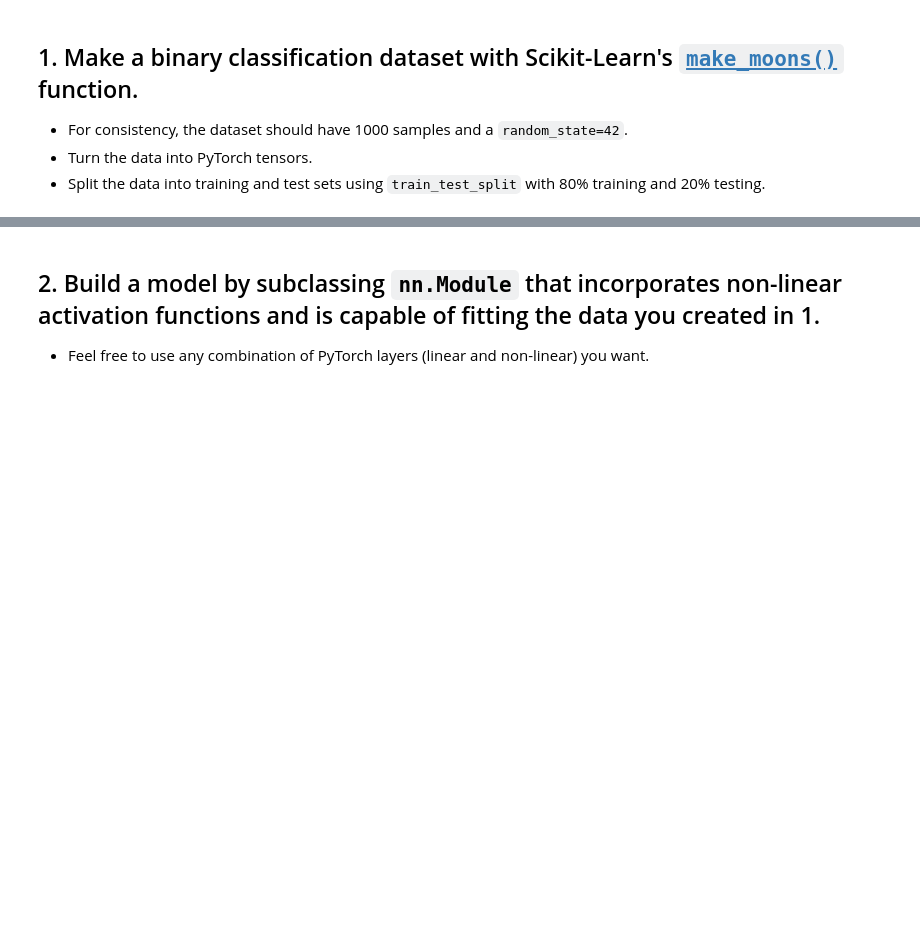
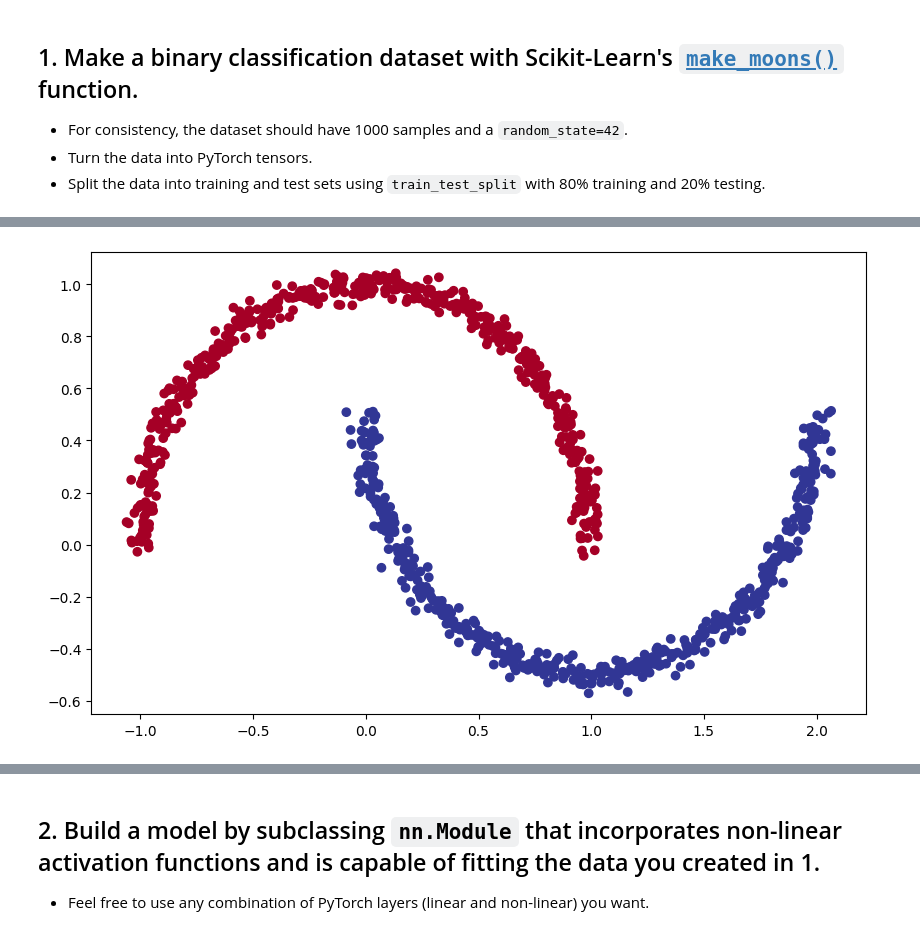
Before and after one commit to eric-sun92/pytorch_classification_excersices, a Jupyter notebook: 02_pytorch_classification_exercises.ipynb, the cells around one changed output, grey strips where cells are left out. Drawn from its saved outputs; the diff is of its cells as text; code cells hidden in the pictures; blank space fills up the shorter version.

```diff
--- a/02_pytorch_classification_exercises.ipynb
+++ b/02_pytorch_classification_exercises.ipynb
@@ -31,3 +31,7 @@ RANDOM_SEED = 42
 # %%
 # Create a dataset with Scikit-Learn's make_moons()
 from sklearn.datasets import make_moons
+
+X_moons, y_moons = make_moons(n_samples=1000, random_state=42, noise=0.03)
+
+X_moons.shape, y_moons.shape
@@ -37,3 +58,11 @@ import pandas as pd
 # %%
 # Visualize the data on a scatter plot
 import matplotlib.pyplot as plt
+
+plt.figure(figsize=(10, 6))
+
+plt.scatter(X_moons[:, 0], X_moons[:, 1], c=y_moons, cmap=plt.cm.RdYlBu)
+
+plt.show()
+# %% [output]
+[figure, added]
```
Also changed, not shown: parts of 28 cells of this notebook.
